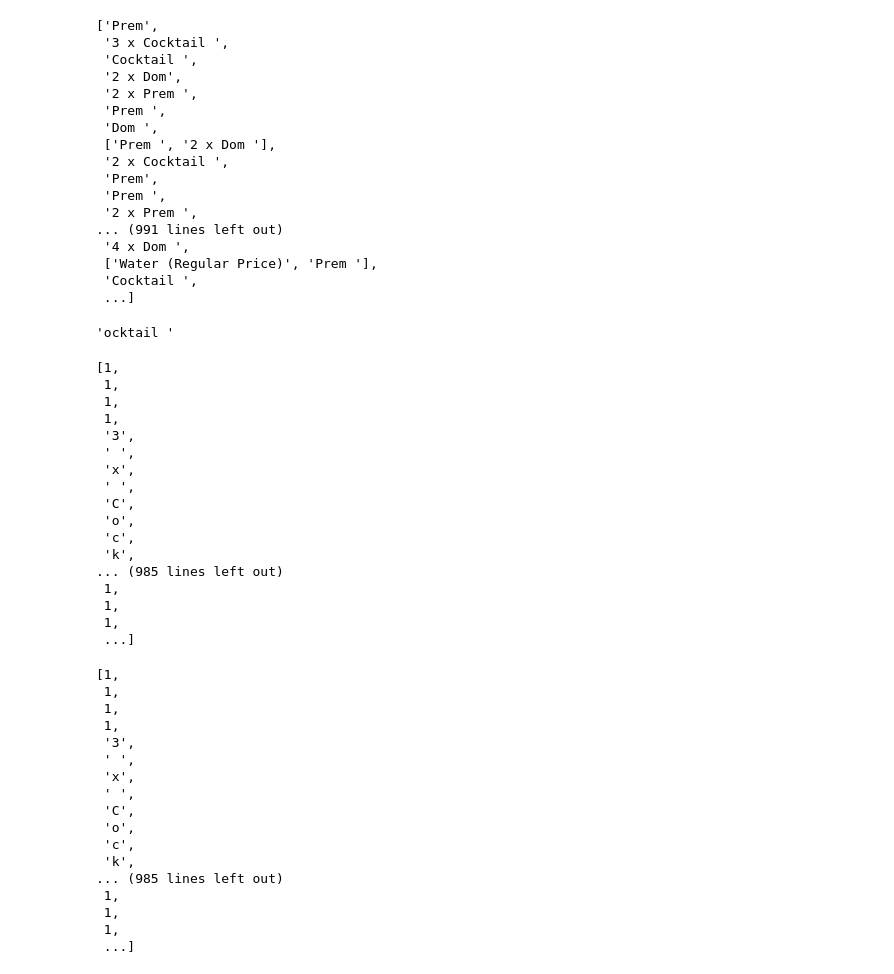
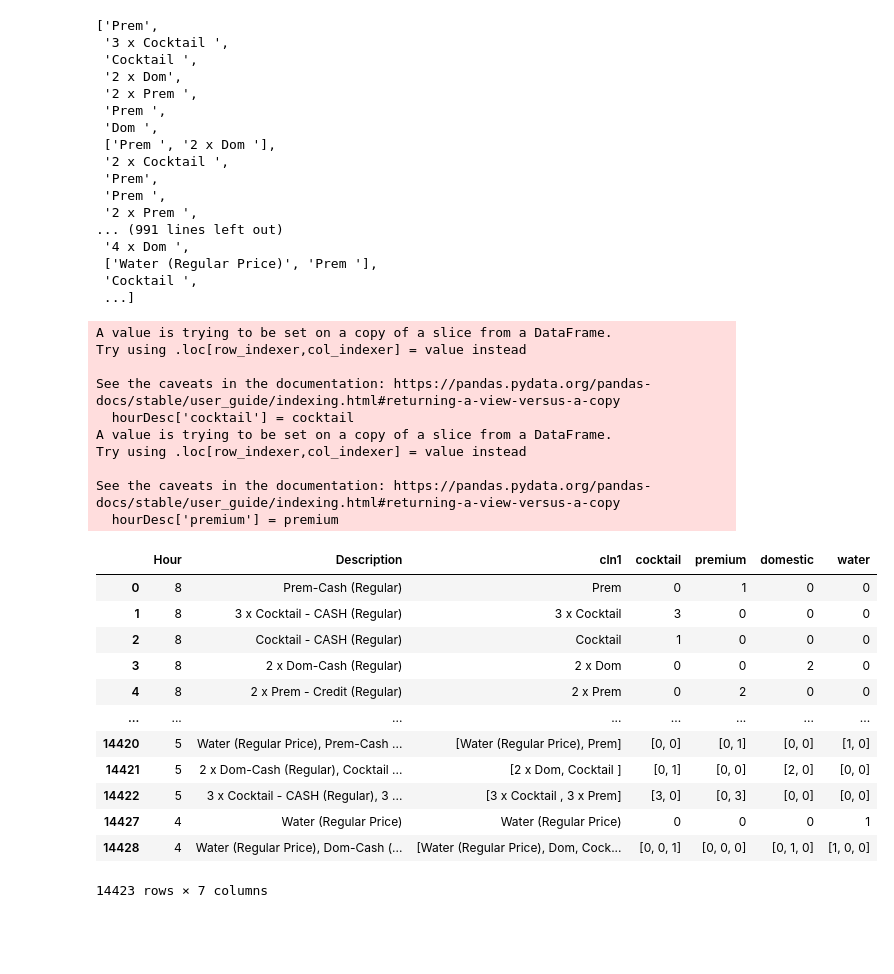
Before and after one commit to newmantldr/CIP-square-data, a Jupyter notebook: cip-data.ipynb, the cells around one changed output. Drawn from its saved outputs; the diff is of its cells as text; code cells hidden in the pictures; blank space fills up the shorter version.

Commit message:
Fixes logic error in description separating algorithm. Also includes cross tabs of compiled data

```diff
--- a/cip-data.ipynb
+++ b/cip-data.ipynb
@@ -266,10 +271,5 @@ splitDesc
  ['Water (Regular Price)', 'Prem '],
  'Cocktail ',
  ...]
-# %%
-hourDesc['cln1'].iloc[2].strip()
-hourDesc['cln1'].iloc[2][-8:]
-# %% [output]
-'ocktail '
 # %%
 for i in range(len(splitDesc)):
@@ -380,23 +391,3 @@ for i in range(len(splitDesc)):
             premium.append(p)
             domestic.append(d)
             water.append(w)
-# %%
-water
-# %% [output]
-[1,
- 1,
- 1,
- 1,
- '3',
- ' ',
- 'x',
- ' ',
- 'C',
- 'o',
- 'c',
- 'k',
-... (985 lines left out)
- 1,
- 1,
- 1,
- ...]
@@ -512,22 +394,32 @@ for i in range(len(splitDesc)):
-# %%
-water
-# %% [output]
-[1,
- 1,
- 1,
- 1,
- '3',
- ' ',
- 'x',
- ' ',
- 'C',
- 'o',
- 'c',
- 'k',
-... (985 lines left out)
- 1,
- 1,
- 1,
- ...]
+# %%
+hourDesc['cocktail'] = cocktail
+hourDesc['premium'] = premium
+hourDesc['domestic'] = domestic
+hourDesc['water'] = water
+hourDesc
+# %% [output]
+A value is trying to be set on a copy of a slice from a DataFrame.
+Try using .loc[row_indexer,col_indexer] = value instead
+
+See the caveats in the documentation: https://pandas.pydata.org/pandas-docs/stable/user_guide/indexing.html#returning-a-view-versus-a-copy
+  hourDesc['cocktail'] = cocktail
+A value is trying to be set on a copy of a slice from a DataFrame.
+Try using .loc[row_indexer,col_indexer] = value instead
+
+See the caveats in the documentation: https://pandas.pydata.org/pandas-docs/stable/user_guide/indexing.html#returning-a-view-versus-a-copy
+  hourDesc['premium'] = premium
+|  | Hour | Description | cln1 | cocktail | premium | domestic | water |
+| 0 | 8 | Prem-Cash (Regular) | Prem | 0 | 1 | 0 | 0 |
+| 1 | 8 | 3 x Cocktail - CASH (Regular) | 3 x Cocktail | 3 | 0 | 0 | 0 |
+| 2 | 8 | Cocktail - CASH (Regular) | Cocktail | 1 | 0 | 0 | 0 |
+| 3 | 8 | 2 x Dom-Cash (Regular) | 2 x Dom | 0 | 0 | 2 | 0 |
+| 4 | 8 | 2 x Prem - Credit (Regular) | 2 x Prem | 0 | 2 | 0 | 0 |
+| ... | ... | ... | ... | ... | ... | ... | ... |
+| 14420 | 5 | Water (Regular Price), Prem-Cash ... | [Water (Regular Price), Prem] | [0, 0] | [0, 1] | [0, 0] | [1, 0] |
+| 14421 | 5 | 2 x Dom-Cash (Regular), Cocktail ... | [2 x Dom, Cocktail ] | [0, 1] | [0, 0] | [2, 0] | [0, 0] |
+| 14422 | 5 | 3 x Cocktail - CASH (Regular), 3 ... | [3 x Cocktail , 3 x Prem] | [3, 0] | [0, 3] | [0, 0] | [0, 0] |
+| 14427 | 4 | Water (Regular Price) | Water (Regular Price) | 0 | 0 | 0 | 1 |
+| 14428 | 4 | Water (Regular Price), Dom-Cash (... | [Water (Regular Price), Dom, Cock... | [0, 0, 1] | [0, 0, 0] | [0, 1, 0] | [1, 0, 0] |
+14423 rows × 7 columns
 # %%
 df1 = hourDesc
```
Also changed, not shown: parts of 9 cells of this notebook.
